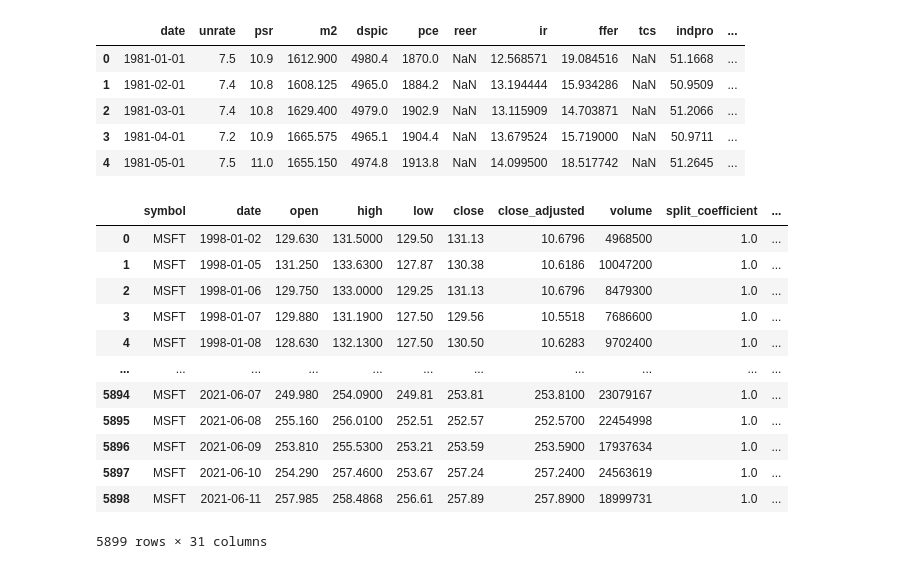
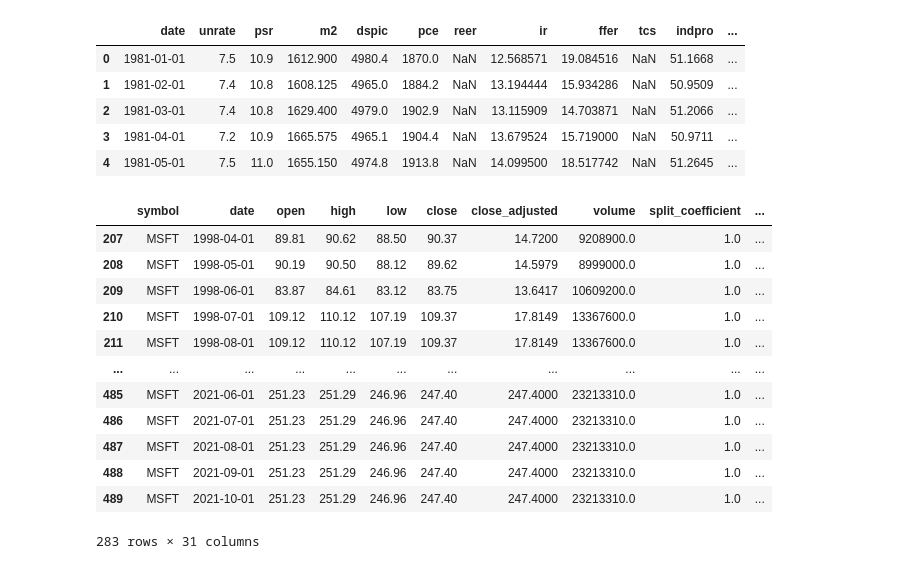
Before and after one commit to gaborcselle/experiments, a Jupyter notebook: prophet_yo.ipynb, the cells around one changed output. Saved outputs shown, nothing was run; the diff lists cells and outputs as text; code cells hidden in the pictures.

```diff
--- a/prophet_yo.ipynb
+++ b/prophet_yo.ipynb
@@ -223,27 +223,27 @@ macro.head()
 # %%
 msft_merged = msft_merged.sort_values(by='date', ascending=True)
 macro = macro.sort_values(by='date', ascending=True)
 
 # drop any macro data before the first date in msft_merged
 
 # merge the macro data into msft_merged
-msft_plus_macro = pd.merge_ordered(msft_merged, macro, on='date', how='left', fill_method='ffill')
+msft_plus_macro = pd.merge_ordered(msft_merged, macro, on='date', how='right', fill_method='ffill')
 
 # drop any rows where the symbol is not MSFT
 msft_plus_macro = msft_plus_macro[msft_plus_macro['symbol'] == 'MSFT']
 
 msft_plus_macro
 # %% [output]
 |  | symbol | date | open | high | low | close | close_adjusted | volume | split_coefficient | ... |
-| 0 | MSFT | 1998-01-02 | 129.630 | 131.5000 | 129.50 | 131.13 | 10.6796 | 4968500 | 1.0 | ... |
-| 1 | MSFT | 1998-01-05 | 131.250 | 133.6300 | 127.87 | 130.38 | 10.6186 | 10047200 | 1.0 | ... |
-| 2 | MSFT | 1998-01-06 | 129.750 | 133.0000 | 129.25 | 131.13 | 10.6796 | 8479300 | 1.0 | ... |
-| 3 | MSFT | 1998-01-07 | 129.880 | 131.1900 | 127.50 | 129.56 | 10.5518 | 7686600 | 1.0 | ... |
-| 4 | MSFT | 1998-01-08 | 128.630 | 132.1300 | 127.50 | 130.50 | 10.6283 | 9702400 | 1.0 | ... |
+| 207 | MSFT | 1998-04-01 | 89.81 | 90.62 | 88.50 | 90.37 | 14.7200 | 9208900.0 | 1.0 | ... |
+| 208 | MSFT | 1998-05-01 | 90.19 | 90.50 | 88.12 | 89.62 | 14.5979 | 8999000.0 | 1.0 | ... |
+| 209 | MSFT | 1998-06-01 | 83.87 | 84.61 | 83.12 | 83.75 | 13.6417 | 10609200.0 | 1.0 | ... |
+| 210 | MSFT | 1998-07-01 | 109.12 | 110.12 | 107.19 | 109.37 | 17.8149 | 13367600.0 | 1.0 | ... |
+| 211 | MSFT | 1998-08-01 | 109.12 | 110.12 | 107.19 | 109.37 | 17.8149 | 13367600.0 | 1.0 | ... |
 | ... | ... | ... | ... | ... | ... | ... | ... | ... | ... | ... |
-| 5894 | MSFT | 2021-06-07 | 249.980 | 254.0900 | 249.81 | 253.81 | 253.8100 | 23079167 | 1.0 | ... |
-| 5895 | MSFT | 2021-06-08 | 255.160 | 256.0100 | 252.51 | 252.57 | 252.5700 | 22454998 | 1.0 | ... |
-| 5896 | MSFT | 2021-06-09 | 253.810 | 255.5300 | 253.21 | 253.59 | 253.5900 | 17937634 | 1.0 | ... |
-| 5897 | MSFT | 2021-06-10 | 254.290 | 257.4600 | 253.67 | 257.24 | 257.2400 | 24563619 | 1.0 | ... |
-| 5898 | MSFT | 2021-06-11 | 257.985 | 258.4868 | 256.61 | 257.89 | 257.8900 | 18999731 | 1.0 | ... |
+| 485 | MSFT | 2021-06-01 | 251.23 | 251.29 | 246.96 | 247.40 | 247.4000 | 23213310.0 | 1.0 | ... |
+| 486 | MSFT | 2021-07-01 | 251.23 | 251.29 | 246.96 | 247.40 | 247.4000 | 23213310.0 | 1.0 | ... |
+| 487 | MSFT | 2021-08-01 | 251.23 | 251.29 | 246.96 | 247.40 | 247.4000 | 23213310.0 | 1.0 | ... |
+| 488 | MSFT | 2021-09-01 | 251.23 | 251.29 | 246.96 | 247.40 | 247.4000 | 23213310.0 | 1.0 | ... |
+| 489 | MSFT | 2021-10-01 | 251.23 | 251.29 | 246.96 | 247.40 | 247.4000 | 23213310.0 | 1.0 | ... |
-5899 rows × 31 columns
+283 rows × 31 columns
```
Also changed, not shown: parts of 8 cells of this notebook.
